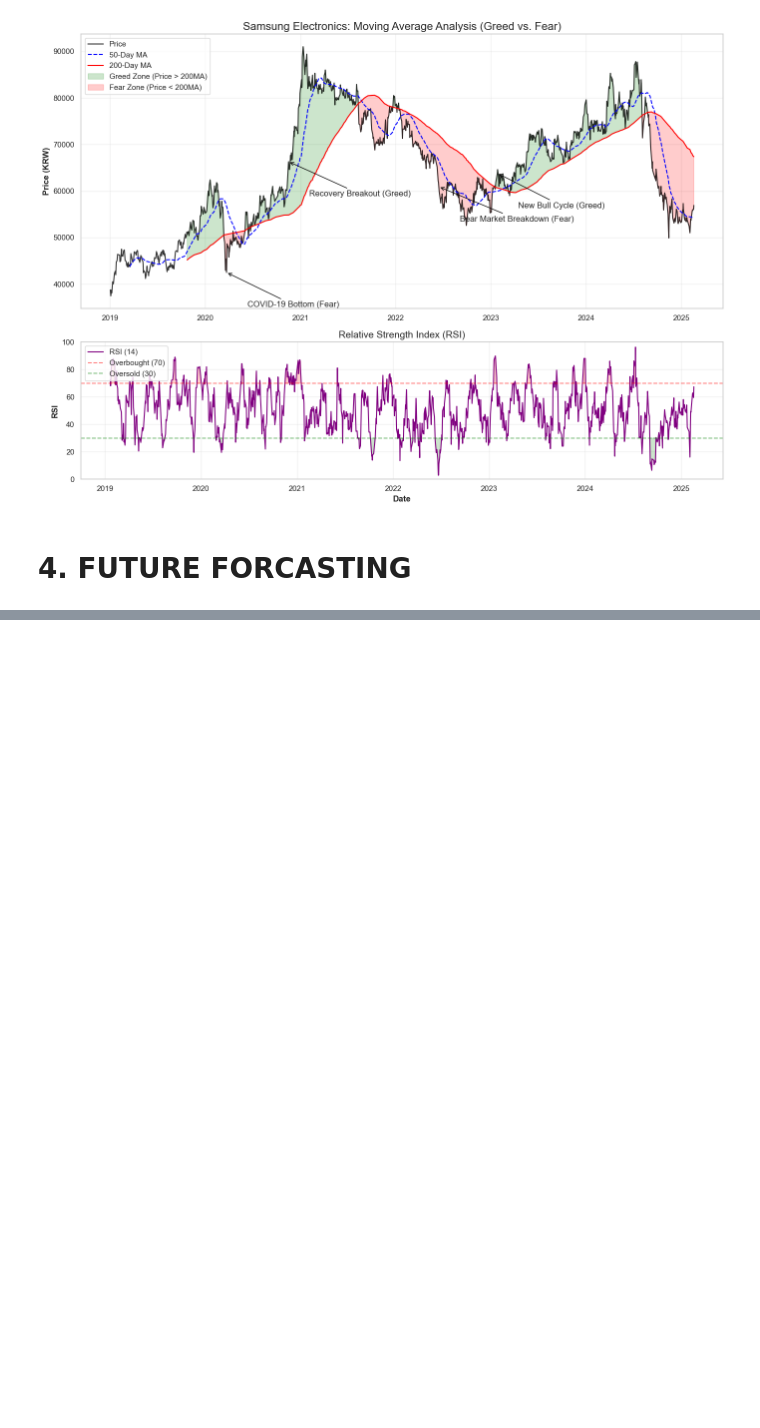
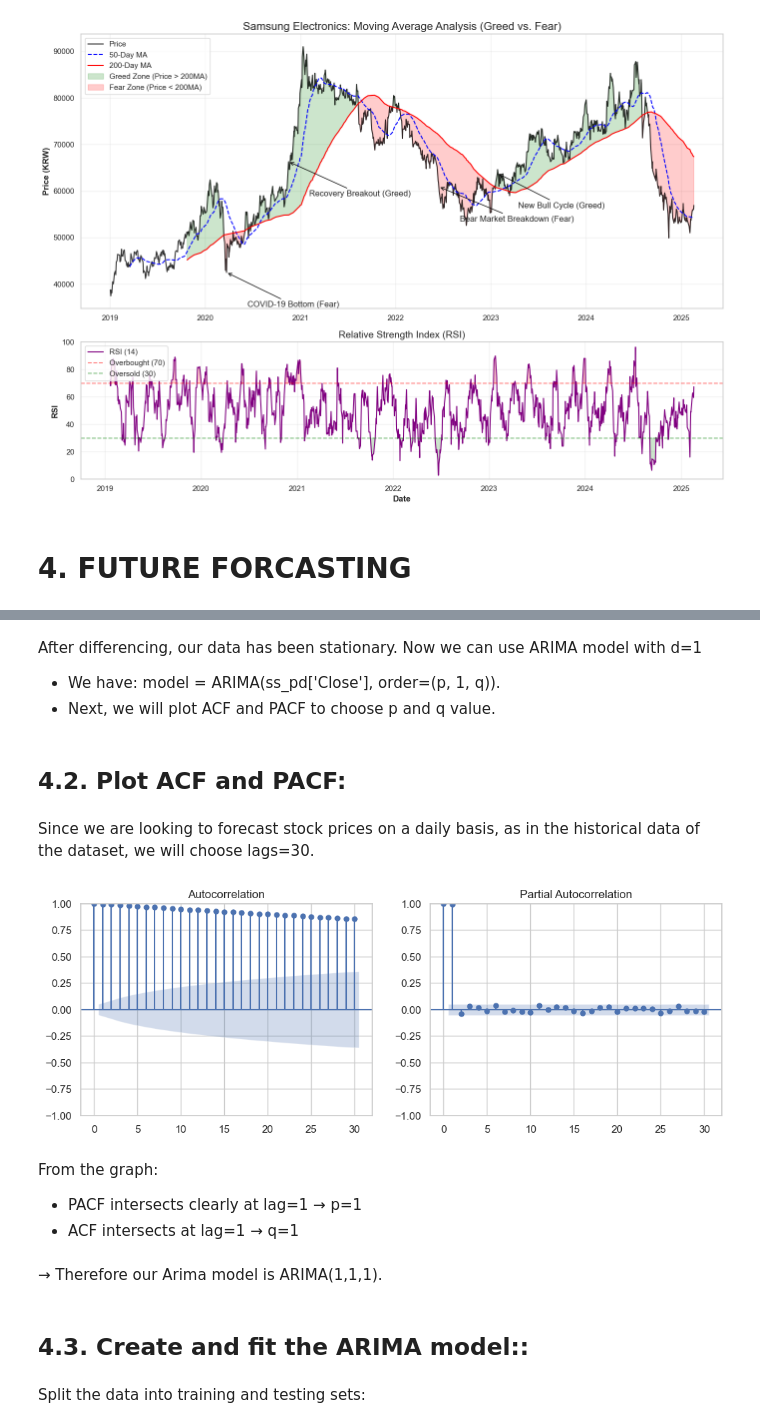
Before and after one commit to BIGDATA-GROUP-4/Samsung-Stock-Price, a Jupyter notebook: Samsung_stockprice.ipynb, the cells around one changed output, grey strips where cells are left out. Saved outputs shown, nothing was run; the diff lists cells and outputs as text; code cells hidden in the pictures; blank space fills up the shorter version.

Commit message:
Arima

```diff
--- a/Samsung_stockprice.ipynb
+++ b/Samsung_stockprice.ipynb
@@ -641,0 +715,27 @@ test = future_data[train_size:]
+# %% [markdown]
+After differencing, our data has been stationary. Now we can use ARIMA model with d=1
+- We have: model = ARIMA(ss_pd['Close'], order=(p, 1, q)).
+- Next, we will plot ACF and PACF to choose p and q value.
+# %% [markdown]
+## **4.2. Plot ACF and PACF:**
+# %% [markdown]
+Since we are looking to forecast stock prices on a daily basis, as in the historical data of the dataset, we will choose lags=30.
+# %%
+plt.figure(figsize=(12,4))
+plt.subplot(121)
+plot_acf(ss_pd['Close'].dropna(), ax=plt.gca(), lags=30)
+plt.subplot(122)
+plot_pacf(ss_pd['Close'].dropna(), ax=plt.gca(), lags=30)
+plt.show()
+# %% [output]
+[figure, added]
+# %% [markdown]
+From the graph:
+- PACF intersects clearly at lag=1 → p=1
+- ACF intersects at lag=1 → q=1
+# %% [markdown]
+→  Therefore our Arima model is ARIMA(1,1,1).
+# %% [markdown]
+## **4.3. Create and fit the ARIMA model::**
+# %% [markdown]
+Split the data into training and testing sets:
```
Also changed, not shown: parts of 23 cells of this notebook, 1 other file.
